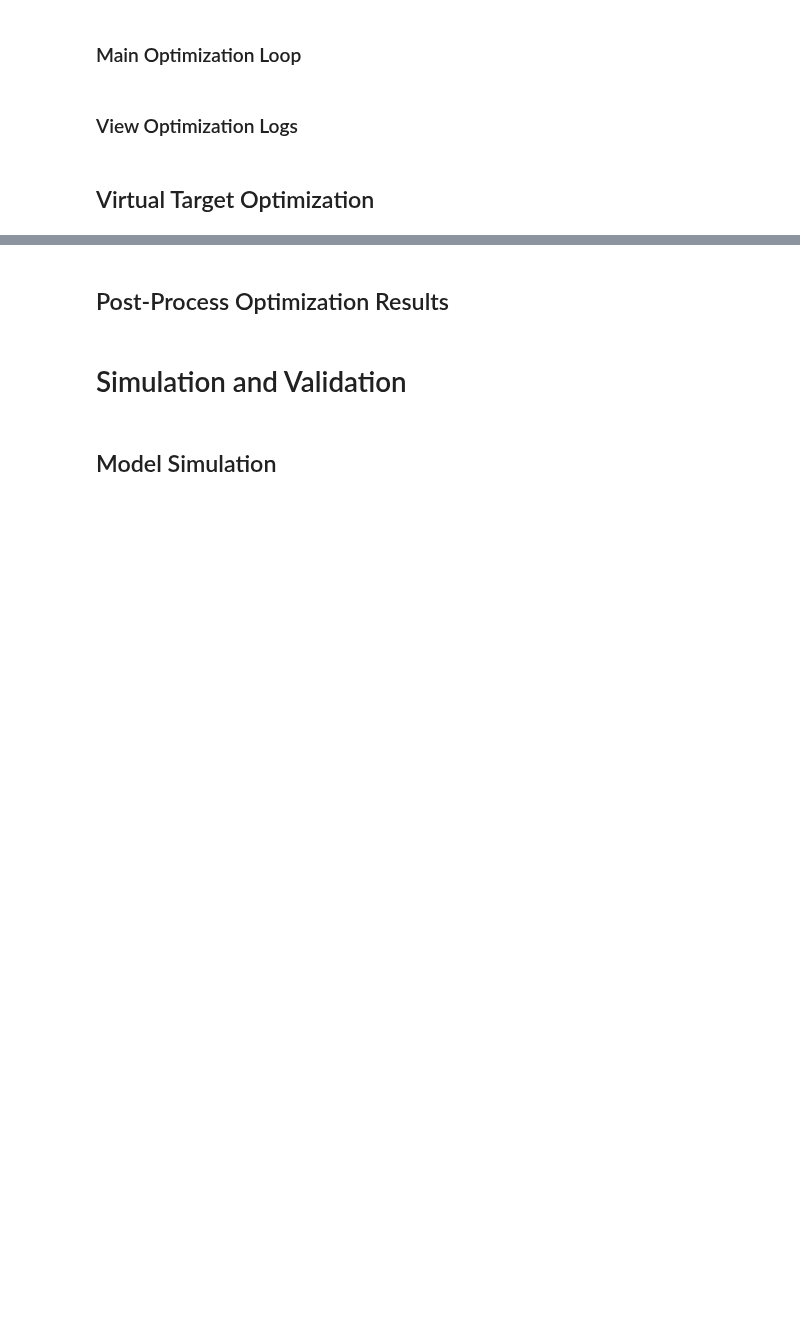
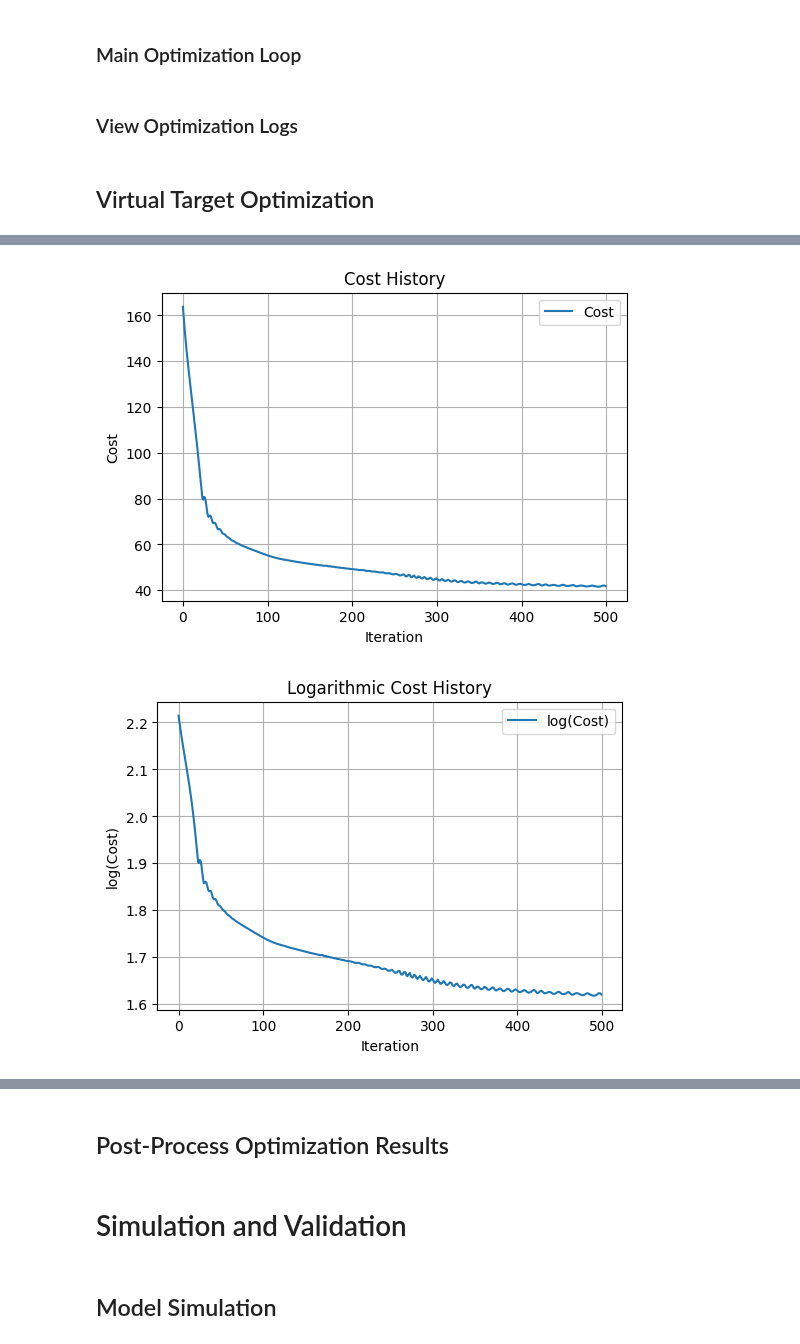
Before and after one commit to abhigyan9/KoopmanGPO, a Jupyter notebook: Playground_New-iGPK.ipynb, the cells around one changed output, grey strips where cells are left out. Cells and saved outputs as stored; diff of their text form; code cells hidden in the pictures; blank space fills up the shorter version.

Commit message:
new v cdc optimal-Z comparison

```diff
--- a/Playground_New-iGPK.ipynb
+++ b/Playground_New-iGPK.ipynb
@@ -310,7 +310,7 @@ ts = data["sample_time"]
 num_trajectories = data["num_trajectories"]
 N = data["num_steps"]
 
-nTrain, nTest = math.floor(num_trajectories * 0.4), math.floor(num_trajectories * 0.2)
+nTrain, nTest = math.floor(num_trajectories * 0.5), math.floor(num_trajectories * 0.2)
 
 # Clip Training Data steps
 # SimData = SimData[:,:,:151]
@@ -460,5 +447,5 @@ if manualVerify:
 # %%
-verifyCost = 1
+verifyCost = None
 if verifyCost:
     t_start = time.perf_counter()
     cost1 = cost_prop_theta_fast(X, Xplus, ObsManager, nz=p, nT=nTrain)
@@ -559,13 +546,13 @@ ObsManager.print_parameters()
 ## Virtual Target Optimization
 # %%
 # Optimize Virtual Targets using the optimal Kernel Hyperparameters
-max_iter2, learn_rate2 = 500, 0.04
+max_iter2, learn_rate2 = 500, 0.05
 cost_history2, iter2 = [], 0
-
+Z2 = Z
 print('Starting Iteration Loop!')
 t_start = time.perf_counter()
-# optimizer2 = torch.optim.Adam([Z], lr=learn_rate2)
-optimizer2 = torch.optim.SGD([Z], lr=learn_rate2, momentum=0.9, nesterov=True)
+optimizer2 = torch.optim.Adam([Z], lr=learn_rate2)
+# optimizer2 = torch.optim.SGD([Z], lr=learn_rate2, momentum=0.9, nesterov=True)
 while iter2 < max_iter2:
     Zcal = torch.block_diag(*[Z[:,i].T for i in range(p)])
     optimizer2.zero_grad()  # Clear gradients
@@ -585,18 +590,38 @@ print(f'Final Cost: {cost2.item()}')
 # %%
 # Plot cost history
 plt.figure(figsize=(6,4))
 plt.plot(cost_history2, label="Cost")
 plt.title("Cost History")
 plt.xlabel("Iteration")
 plt.ylabel("Cost")
 plt.legend(), plt.grid()
 plt.show()
 
 # Logarithmic cost history
 plt.figure(figsize=(6,4))
 plt.plot(torch.log10(torch.tensor(cost_history2)), label="log(Cost)")
 plt.title("Logarithmic Cost History")
 plt.xlabel("Iteration")
 plt.ylabel("log(Cost)")
 plt.legend(), plt.grid()
 plt.show()
+
+# Usual and Logarithmic Cost History Plot
+fig, ax1 = plt.subplots()
+color='tab:blue'
+ax1.set_xlabel('Iteration')
+ax1.set_ylabel('log(Cost)', color=color)
+ax1.plot(torch.log10(torch.tensor(cost_history2)), color=color)
+ax1.tick_params(axis='y', labelcolor=color)
+
+ax2 = ax1.twinx()
+color='tab:red'
+ax2.set_ylabel('Cost', color=color)
+ax2.plot(cost_history2, color=color)
+ax2.tick_params(axis='y', labelcolor=color)
+
+fig.tight_layout()
+plt.show()
+# %% [output]
+[figure, added]
+[figure, added]
```
Also changed, not shown: parts of 12 cells of this notebook, 1 other file.
